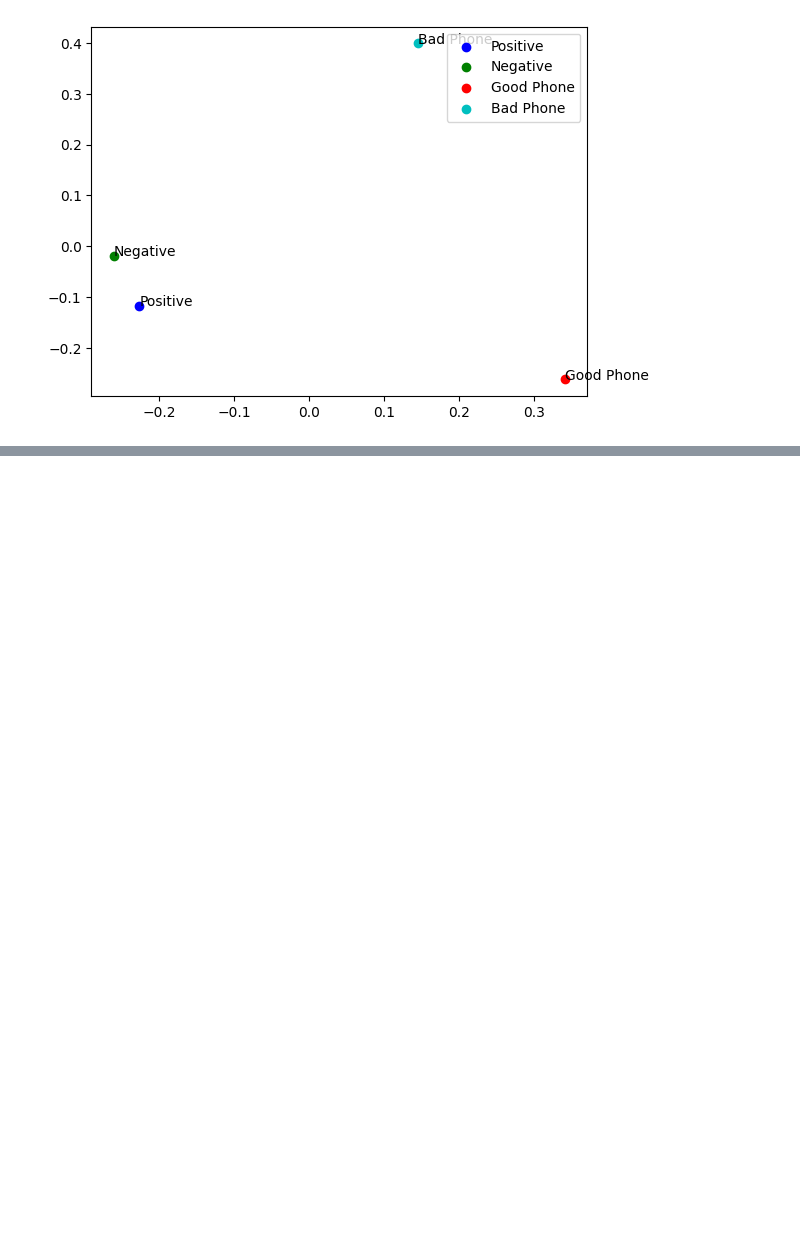
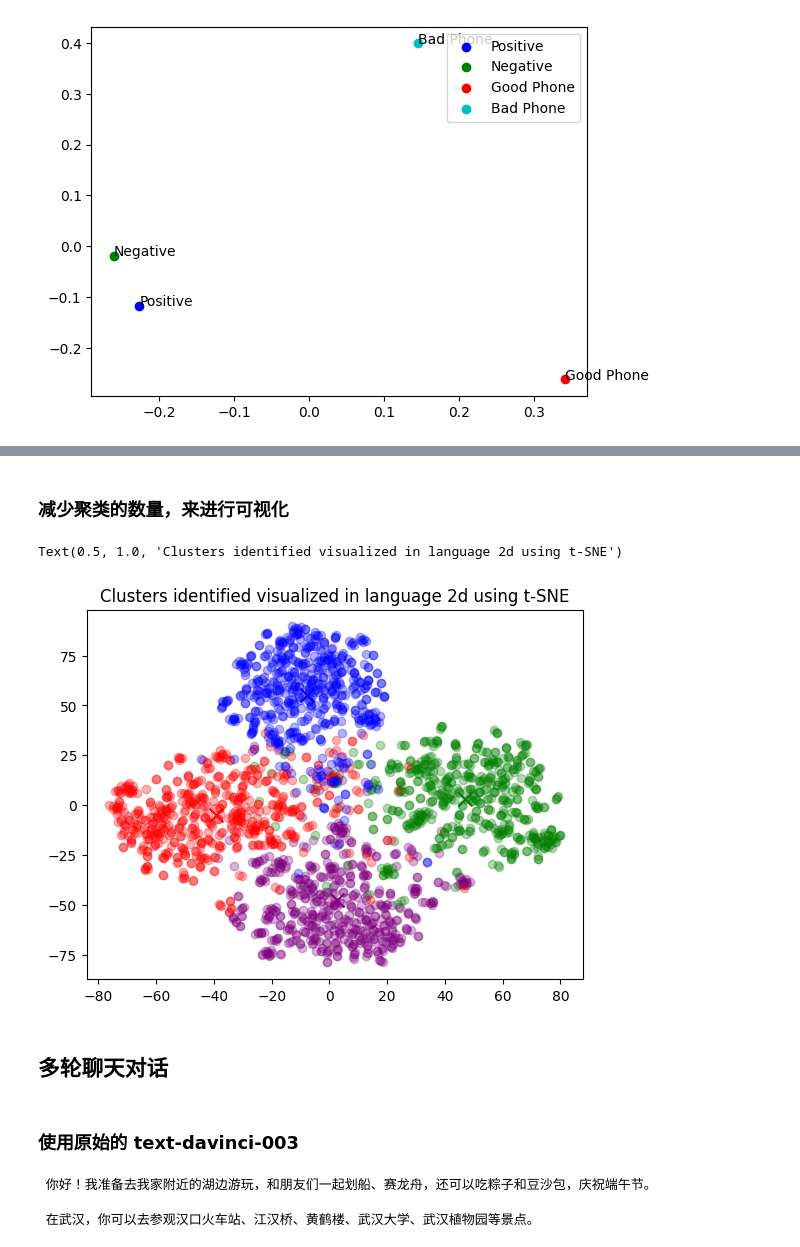
Before and after one commit to xuwenhao/mactalk-ai-course, a Jupyter notebook: week2.ipynb, the cells around one changed output, grey strips where cells are left out. Saved outputs shown, nothing was run; the diff lists cells and outputs as text; code cells hidden in the pictures; blank space fills up the shorter version.

```diff
--- a/week2.ipynb
+++ b/week2.ipynb
@@ -568,0 +840,49 @@ visualize_words(words, vectors)
+# %% [markdown]
+### 减少聚类的数量，来进行可视化
+# %%
+import numpy as np
+from sklearn.cluster import KMeans
+
+embedding_df = pd.read_parquet("data/20_newsgroup_with_embedding.parquet")
+
+embedding_df = embedding_df[
+    (embedding_df.title == "sci.electronics") |
+    (embedding_df.title == "sci.med") |
+    (embedding_df.title == "rec.motorcycles") |
+    (embedding_df.title == "rec.sport.baseball")
+]
+matrix = np.vstack(embedding_df.embedding.values) # type: ignore
+num_of_clusters = 4
+
+kmeans = KMeans(n_clusters=num_of_clusters, init="k-means++", n_init=10, random_state=42)
+kmeans.fit(matrix)
+labels = kmeans.labels_
+embedding_df["cluster"] = labels
+# %%
+from sklearn.manifold import TSNE
+import matplotlib
+import matplotlib.pyplot as plt
+
+tsne = TSNE(n_components=2, perplexity=15, random_state=42, init="random", learning_rate=200)
+vis_dims2 = tsne.fit_transform(matrix)
+
+x = [x for x, y in vis_dims2]
+y = [y for x, y in vis_dims2]
+
+for category, color in zip(["sci.electronics", "sci.med", "rec.motorcycles", "rec.sport.baseball"], ["purple", "green", "red", "blue"]):
+    xs = np.array(x)[embedding_df.title == category]
+    ys = np.array(y)[embedding_df.title == category]
+    plt.scatter(xs, ys, color=color, alpha=0.3)
+
+    avg_x = xs.mean()
+    avg_y = ys.mean()
+
+    plt.scatter(avg_x, avg_y, marker="x", color=color, s=100) # type: ignore
+plt.title("Clusters identified visualized in language 2d using t-SNE")
+# %% [output]
+Text(0.5, 1.0, 'Clusters identified visualized in language 2d using t-SNE')
+[figure, added]
+# %% [markdown]
+## 多轮聊天对话
+# %% [markdown]
+### 使用原始的 text-davinci-003
@@ -568,0 +906,18 @@ visualize_words(words, vectors)
+# %%
+question = """Q: 你好，端午节你准备去哪里？
+A:"""
+
+answer = get_response(question, temperature=0.5, stop="Q:")
+print(answer)
+# %% [output]
+ 你好！我准备去我家附近的湖边游玩，和朋友们一起划船、赛龙舟，还可以吃粽子和豆沙包，庆祝端午节。
+# %%
+question = """Q: 你好，端午节你准备去哪里？
+A: 端午节我打算去武汉。
+Q: 那里有什么好玩的旅游景点？
+A: """
+
+answer = get_response(question, temperature=0.5, stop="Q:")
+print(answer)
+# %% [output]
+ 在武汉，你可以去参观汉口火车站、江汉桥、黄鹤楼、武汉大学、武汉植物园等景点。
```
Also changed, not shown: parts of 22 cells of this notebook, 2 other files.
